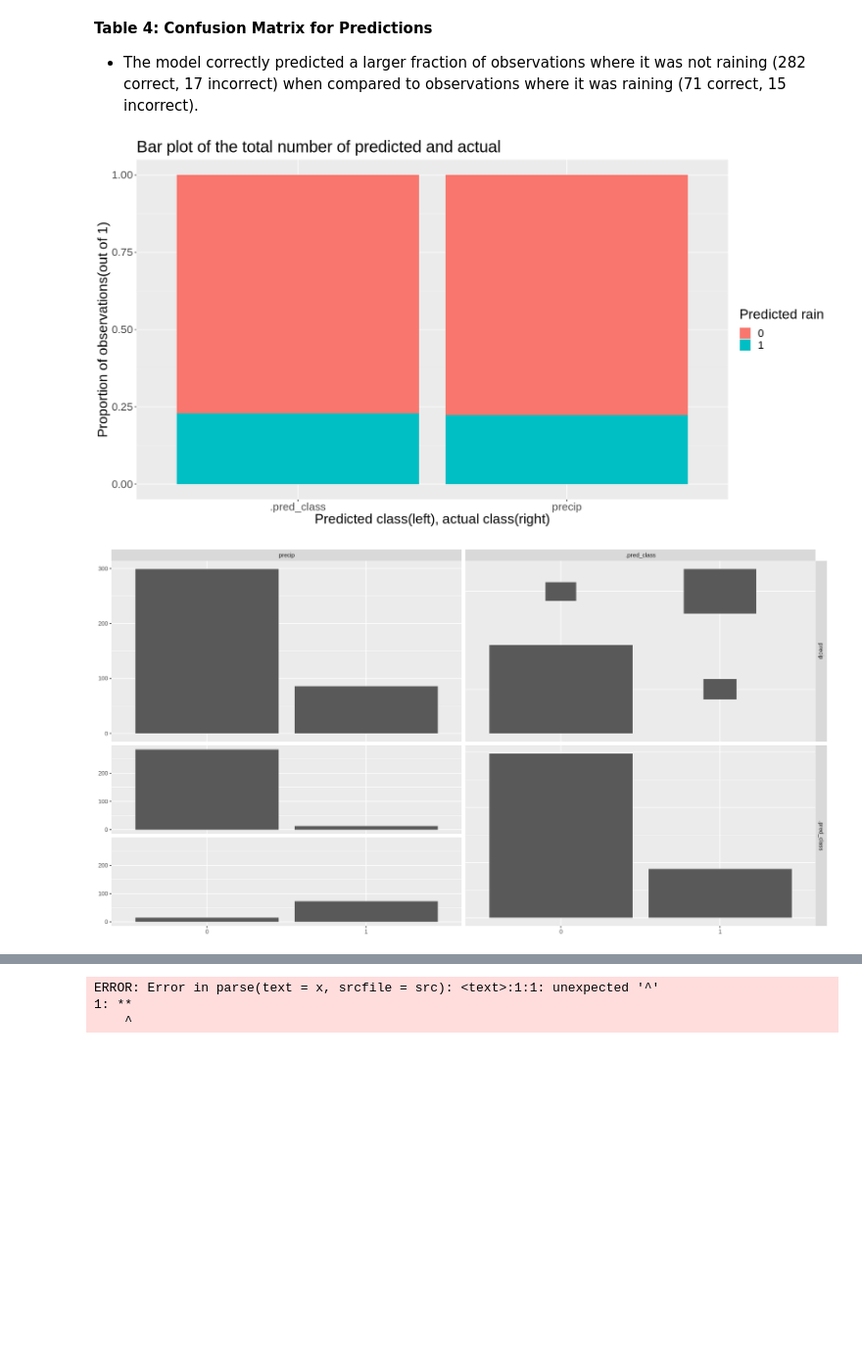
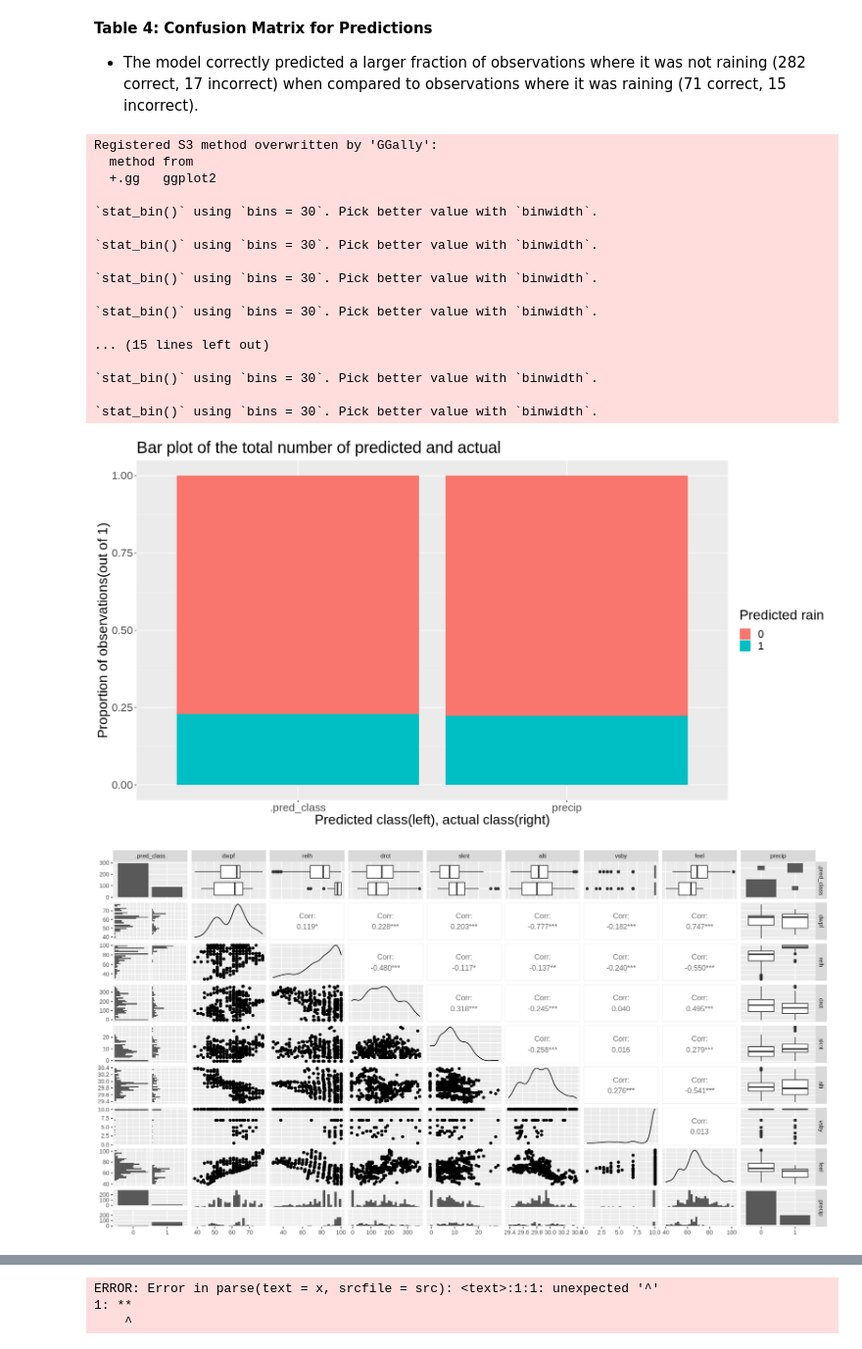
Before and after one commit to joobjoobsi/DSCI-group-44-project, a Jupyter notebook: GroupProject.ipynb, the cells around one changed output, grey strips where cells are left out. Shown: that part at 98% size. Cells and saved outputs as stored; diff of their text form; code cells hidden in the pictures; blank space fills up the shorter version.

Commit message:
Changed figure 3 and added descriptions of the figure

```diff
--- a/GroupProject.ipynb
+++ b/GroupProject.ipynb
@@ -364,35 +364,51 @@ library(GGally)
 # select the columns with predicted and actual and combine two into one column
 metar_predictions_1 <- metar_predictions |>
 select(precip, .pred_class) |>
 pivot_longer(cols = precip:.pred_class,
              names_to = "values")
 
 # create a bar plot of the total predictions
 predictions_bar_plot <- metar_predictions_1 |>
 ggplot(aes(x = values, fill = value )) +
    geom_bar(position = 'fill') +
    labs(x = "Predicted class(left), actual class(right)", y = "Proportion of observations(out of 1)", fill = "Precipitation(0 = no, 1 = yes") +
    labs(fill = "Predicted rain") +
    ggtitle("Bar plot of the total number of predicted and actual") +
    theme(text = element_text(size = 20))
 predictions_bar_plot
 
 # matrix plot of the comparison between predicted and actual
 matrix_plot <- metar_predictions |>
-select(precip, .pred_class) |>
 ggpairs()
 matrix_plot
 
 # create a visualization of the accuracy of our prediction model
 slices <- c(357, 28)
 lbls <- c("Correct", "Incorrect")
 pct <- round(slices/sum(slices)*100)
 lbls <- paste(lbls, pct)
 lbls <- paste(lbls, "%", sep = "")
 pie(slices, labels = lbls, col = rainbow(length(lbls)), main = "Pie Chart of Predictions")
 # %% [output]
+Registered S3 method overwritten by 'GGally':
+  method from
+  +.gg   ggplot2
+
+`stat_bin()` using `bins = 30`. Pick better value with `binwidth`.
+
+`stat_bin()` using `bins = 30`. Pick better value with `binwidth`.
+
+`stat_bin()` using `bins = 30`. Pick better value with `binwidth`.
+
+`stat_bin()` using `bins = 30`. Pick better value with `binwidth`.
+
+... (15 lines left out)
+
+`stat_bin()` using `bins = 30`. Pick better value with `binwidth`.
+
+`stat_bin()` using `bins = 30`. Pick better value with `binwidth`.
 [figure]
-[figure, old version]
+[figure, new version]
 [figure]
 # %%
 **Figure 2: Counting the total amount of prediction values and actual values**
```
Also changed, not shown: parts of 2 cells of this notebook.
